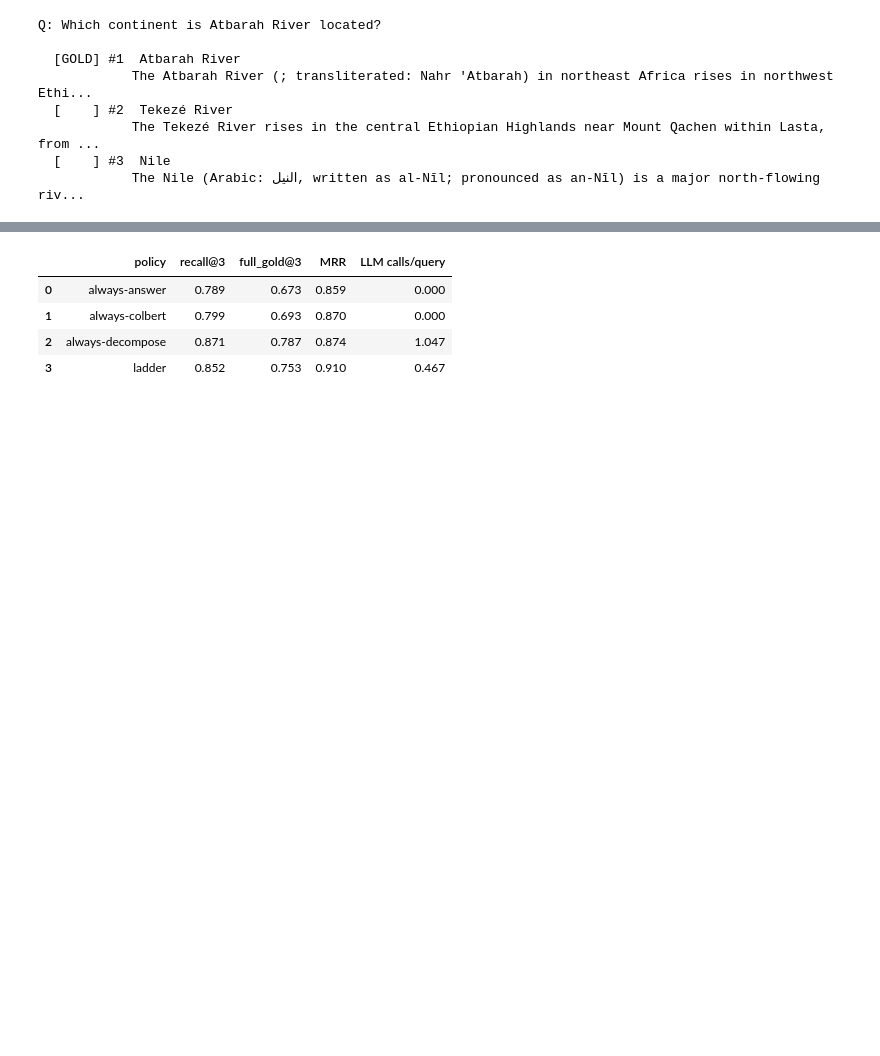
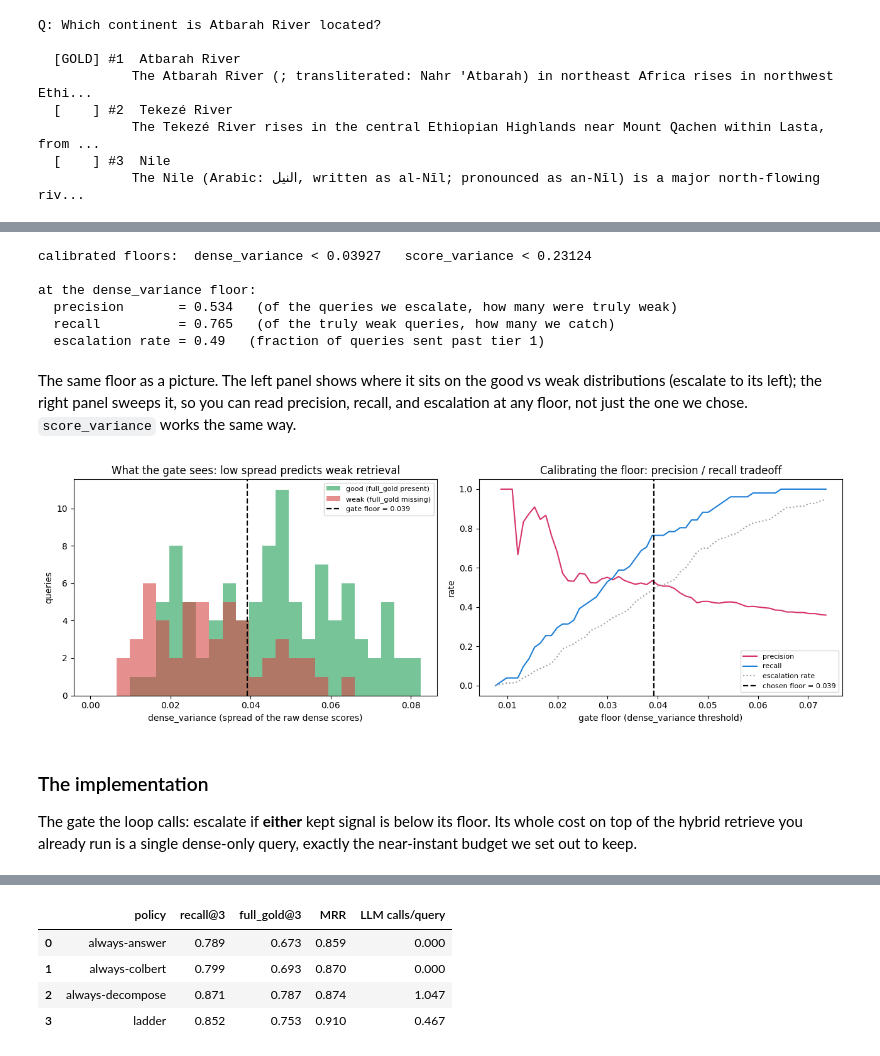
Before and after one commit to qdrant-labs/self-correcting-loops-workshop, a Jupyter notebook: notebooks/lab.ipynb, the cells around one changed output, grey strips where cells are left out. Drawn from its saved outputs; the diff is of its cells as text; code cells hidden in the pictures; blank space fills up the shorter version.

```diff
--- a/notebooks/lab.ipynb
+++ b/notebooks/lab.ipynb
@@ -513,0 +597,51 @@ here).
+# %%
+weak = [r["full_gold_label"] == 0 for r in calibration]    # True = retrieval was weak (gold not all in top-3)
+
+def youden_floor(values):
+    # the "fires below" floor that maximizes Youden's J = TPR - FPR over the calibration features.
+    best = None
+    for thr in sorted(set(values)):
+        pred = [v < thr for v in values]
+        tp = sum(1 for p, w in zip(pred, weak) if p and w)
+        fp = sum(1 for p, w in zip(pred, weak) if p and not w)
+        fn = sum(1 for p, w in zip(pred, weak) if not p and w)
+        tn = sum(1 for p, w in zip(pred, weak) if not p and not w)
+        tpr = tp / (tp + fn) if (tp + fn) else 0.0
+        fpr = fp / (fp + tn) if (fp + tn) else 0.0
+        if best is None or (tpr - fpr) > best[1]:
+            best = (thr, tpr - fpr)
+    return best[0]
+
+DV_FLOOR = youden_floor([r["dense_variance"] for r in calibration])
+SV_FLOOR = youden_floor([r["score_variance"] for r in calibration])
+print(f"calibrated floors:  dense_variance < {DV_FLOOR:.5f}   score_variance < {SV_FLOOR:.5f}\n")
+
+# the operating point of the primary floor, read off the same calibration features
+fires = [r["dense_variance"] < DV_FLOOR for r in calibration]
+tp = sum(f and w for f, w in zip(fires, weak)); fp = sum(f and not w for f, w in zip(fires, weak))
+fn = sum((not f) and w for f, w in zip(fires, weak))
+print("at the dense_variance floor:")
+print(f"  precision       = {tp / (tp + fp):.3f}   (of the queries we escalate, how many were truly weak)")
+print(f"  recall          = {tp / (tp + fn):.3f}   (of the truly weak queries, how many we catch)")
+print(f"  escalation rate = {sum(fires) / len(fires):.2f}   (fraction of queries sent past tier 1)")
+# %% [output]
+calibrated floors:  dense_variance < 0.03927   score_variance < 0.23124
+
+at the dense_variance floor:
+  precision       = 0.534   (of the queries we escalate, how many were truly weak)
+  recall          = 0.765   (of the truly weak queries, how many we catch)
+  escalation rate = 0.49   (fraction of queries sent past tier 1)
+# %% [markdown]
+The same floor as a picture. The left panel shows where it sits on the good vs weak distributions
+(escalate to its left); the right panel sweeps it, so you can read precision, recall, and escalation
+at any floor, not just the one we chose. `score_variance` works the same way.
+# %%
+plot_gate(calibration, DV_FLOOR)
+# %% [output]
+[figure, added]
+# %% [markdown]
+### The implementation
+
+The gate the loop calls: escalate if **either** kept signal is below its floor. Its whole cost on top
+of the hybrid retrieve you already run is a single dense-only query, exactly the near-instant budget
+we set out to keep.
```
Also changed, not shown: parts of 74 cells of this notebook, 1 other file.
